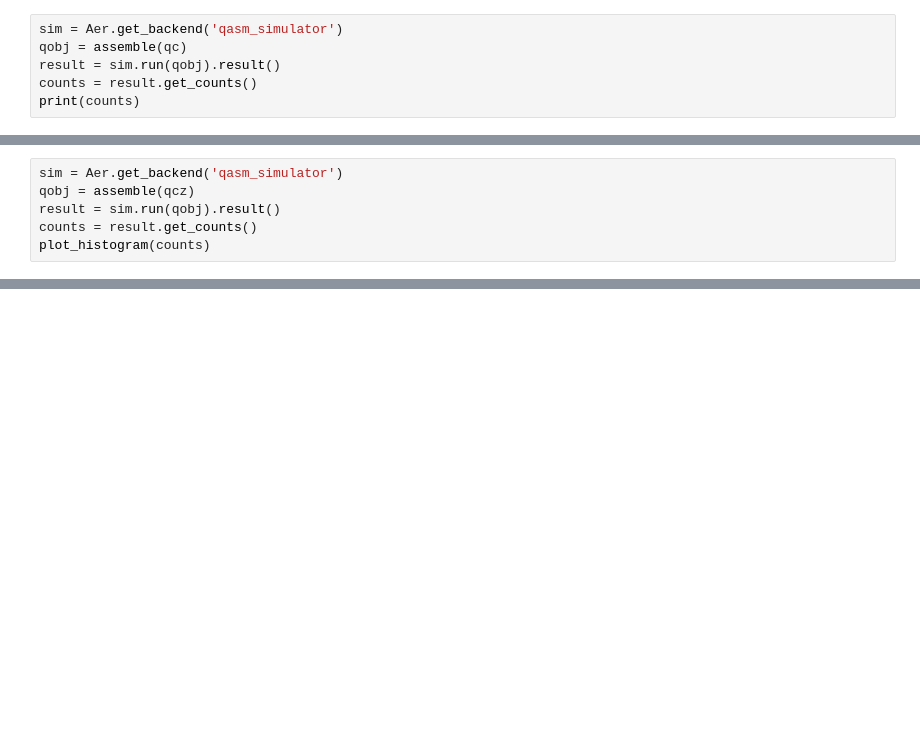
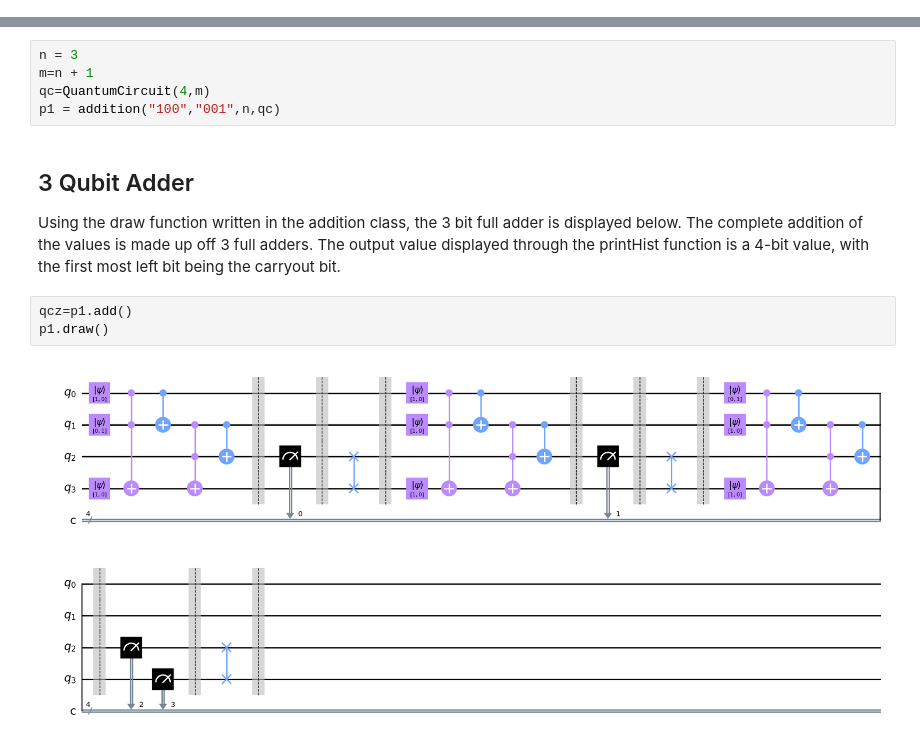
Before and after one commit to N-Nthabi/https-github.com-witseie-elen4022-2021-Lab-2-1604145-Mapheelle, a Jupyter notebook: Lab2Solution.ipynb, the cells around one changed output, grey strips where cells are left out. Cells and saved outputs as stored; diff of their text form; blank space fills up the shorter version.

```diff
--- a/Lab2Solution.ipynb
+++ b/Lab2Solution.ipynb
@@ -57,6 +14,0 @@ qc.draw('mpl')
-# %%
-sim = Aer.get_backend('qasm_simulator')
-qobj = assemble(qc)
-result = sim.run(qobj).result()
-counts = result.get_counts()
-print(counts)
@@ -118,6 +14,0 @@ qcz = add("10","11",2)
-# %%
-sim = Aer.get_backend('qasm_simulator')
-qobj = assemble(qcz)
-result = sim.run(qobj).result()
-counts = result.get_counts()
-plot_histogram(counts)
@@ -126,0 +95,14 @@ plot_histogram(counts)
+# %%
+n = 3
+m=n + 1
+qc=QuantumCircuit(4,m)
+p1 = addition("100","001",n,qc)
+# %% [markdown]
+## 3 Qubit Adder
+
+Using the draw function written in the addition class, the 3 bit full adder is displayed below. The complete addition of the values is made up off 3 full adders. The output value displayed through the printHist function is a 4-bit value, with the first most left bit being the carryout bit.
+# %%
+qcz=p1.add()
+p1.draw()
+# %% [output]
+[figure, added]
```
Also changed, not shown: parts of 27 cells of this notebook.
